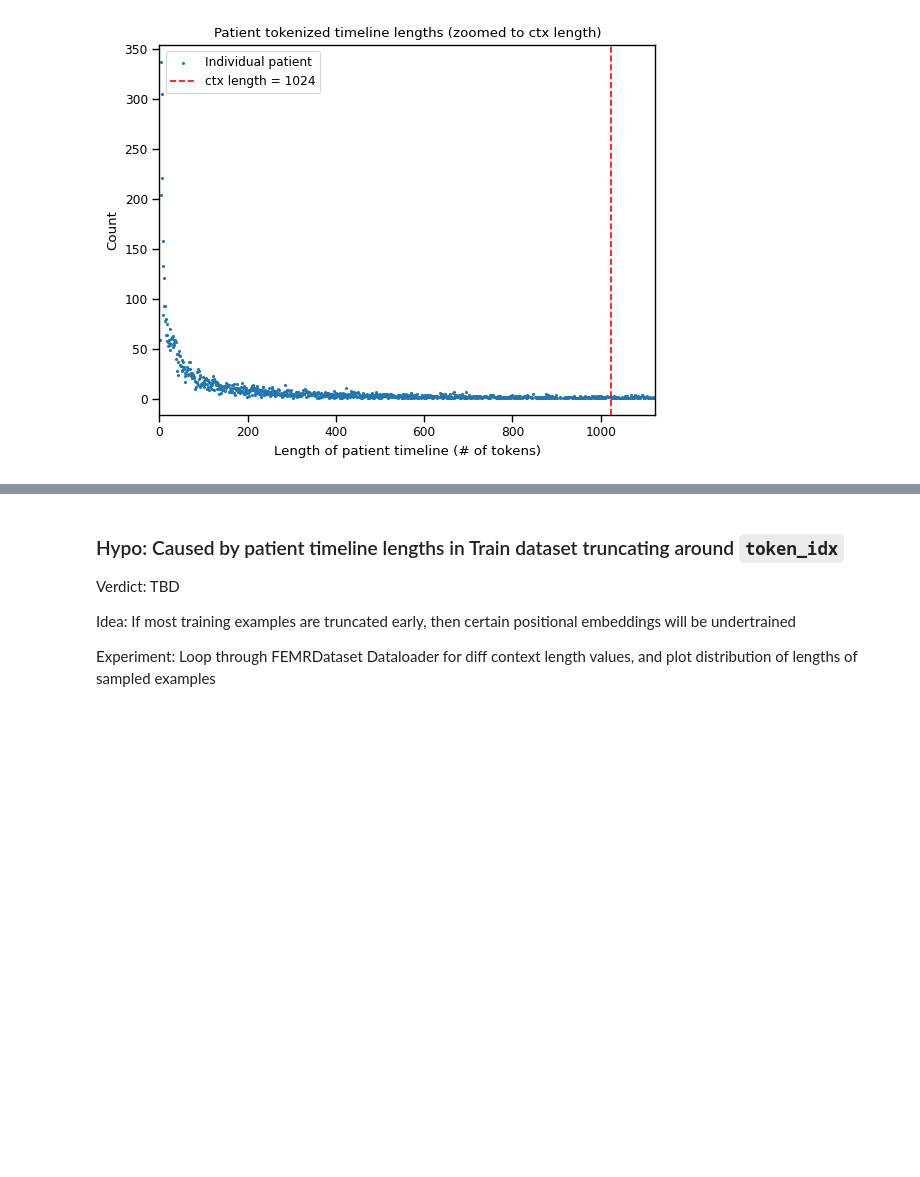
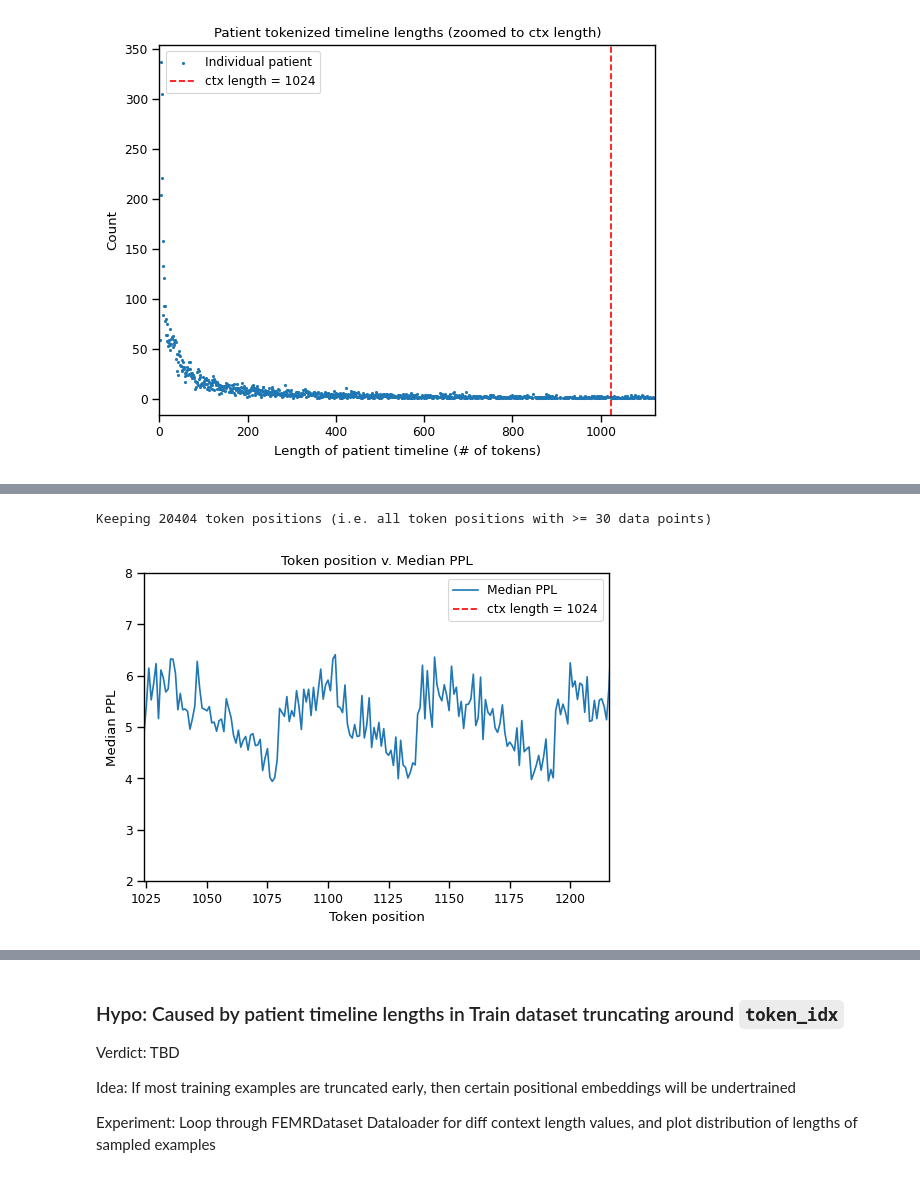
Before and after one commit to som-shahlab/hf_ehr, a Jupyter notebook: hf_ehr/notebooks/val_ppl_plots.ipynb, the cells around one changed output, grey strips where cells are left out. Cells and saved outputs as stored; diff of their text form; code cells hidden in the pictures; blank space fills up the shorter version.

```diff
--- a/hf_ehr/notebooks/val_ppl_plots.ipynb
+++ b/hf_ehr/notebooks/val_ppl_plots.ipynb
@@ -340,0 +351,19 @@ plt.show()
+# %%
+# Plot artifact of stride length = 57
+path_to_57 = os.path.join(path_to_base_results, 'dataset=FEMRDataset-stride=57-n_patients=10000-is_config=False')
+df_57 = pd.read_parquet(os.path.join(path_to_57, file_name) + '.parquet')
+df_57__pos_to_ppl = calculate_ppl_per_token_pos(df_57)
+
+plt.figure(figsize=(6, 4))
+plt.plot(df_57__pos_to_ppl['token_idx'], df_57__pos_to_ppl['median'], label='Median PPL')
+plt.xlabel('Token position')
+plt.ylabel('Median PPL')
+plt.title('Token position v. Median PPL')
+plt.axvline(x=1024, color='red', linestyle='--', label='ctx length = 1024')
+plt.xlim(1024, 1024 + 32 * 6)
+plt.ylim(2, 8)
+plt.legend()
+plt.show()
+# %% [output]
+Keeping 20404 token positions (i.e. all token positions with >= 30 data points)
+[figure, added]
```
Also changed, not shown: parts of 14 cells of this notebook, 18 other files.
